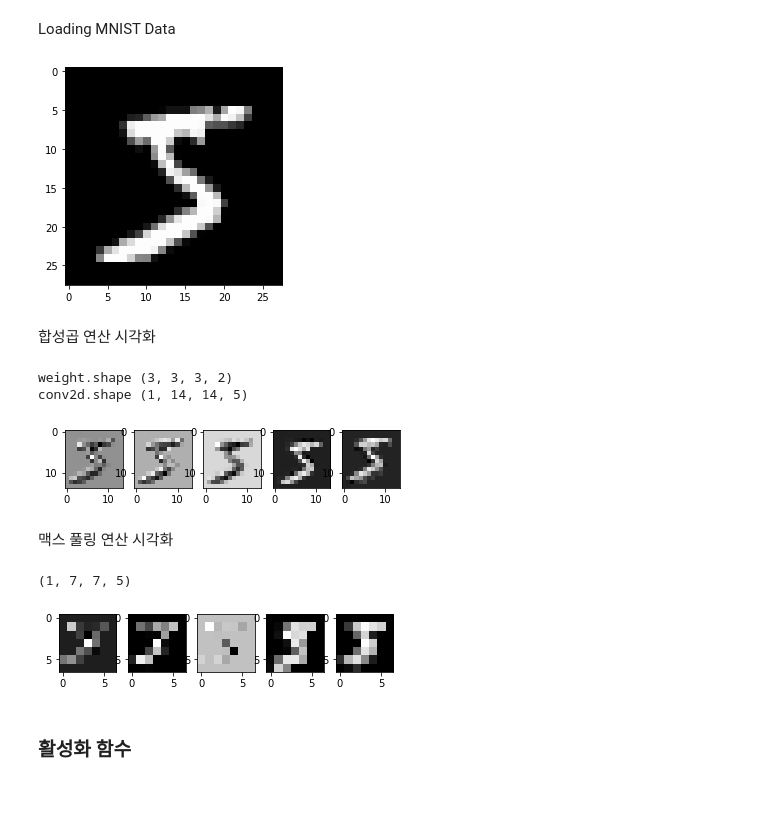
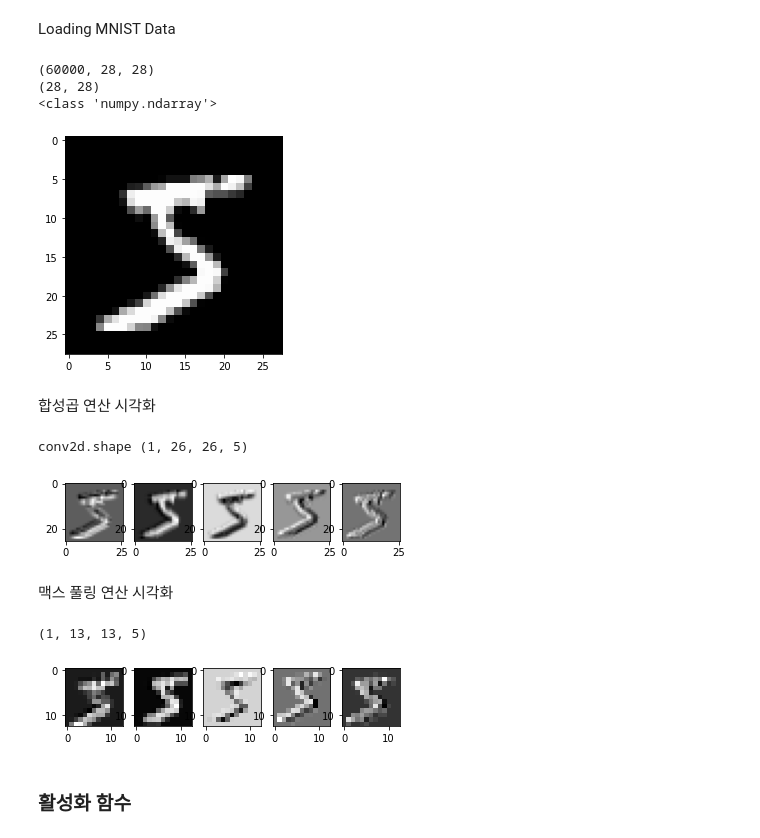
Before and after one commit to imguru-mooc/AI_CNN, a Jupyter notebook: 01_day.ipynb, the cells around one changed output. Cells and saved outputs as stored; diff of their text form; code cells hidden in the pictures; blank space fills up the shorter version.

```diff
--- a/01_day.ipynb
+++ b/01_day.ipynb
@@ -20,2 +46,8 @@ print(w_r)
 # %% [markdown]
 넘파이의 점 곱으로 합성곱 연산
+# %%
+N = len(x)
+F = len(w_r)
+NUM = N - F + 1
+for i in range(NUM):
+    print(np.sum(x[i:i+4]*w_r), end=" ")
@@ -31,0 +136,3 @@ for i in range(6):
+# %%
+for i in range(6):
+    print(np.dot(x[i:i+4], w_r.reshape(-1,1)), end = " ")  # (4,)(4,1) => (1,)
@@ -142,13 +334,11 @@ conv2d.shape (1, 2, 2, 1)
 # %%
-print("image.shape", image.shape)
-weight = np.array([[[[1.,10.,-1.]],[[1.,10.,-1.]]],[[[1.,10.,-1.]],[[1.,10.,-1.]]]])
-print("weight.shape", weight.shape)
 weight_init = tf.constant_initializer(weight)
-conv2d = tf.keras.layers.Conv2D(filters=3, kernel_size=2, padding='same', kernel_initializer=weight_init)(image)
+conv2d = tf.keras.layers.Conv2D(filters=3, kernel_size=2, padding='valid', kernel_initializer=weight_init)(image)
 print("conv2d.shape", conv2d.shape)
+print(conv2d.numpy())
 feature_maps = np.swapaxes(conv2d, 0, 3)
 for i, feature_map in enumerate(feature_maps):
-    print(feature_map.reshape(3,3))
-    plt.subplot(1,3,i+1), plt.imshow(feature_map.reshape(3,3), cmap='gray')
+    print(feature_map.reshape(2,2))
+    plt.subplot(1,3,i+1), plt.imshow(feature_map.reshape(2,2), cmap='gray')
 plt.show()
 # %% [output]
@@ -263,10 +484,8 @@ for i, map in enumerate(maps):
 # %%
 weight_init = tf.constant_initializer(weight)
 conv2d = tf.keras.layers.Conv2D(filters=1, kernel_size=3, padding='valid', kernel_initializer=weight_init)(image)
-print("conv2d.shape", conv2d.shape)
-feature_maps = np.swapaxes(conv2d, 0, 3)
-for i, feature_map in enumerate(feature_maps):
-    print(feature_map.reshape(3,3))
+print("conv2d.shape", conv2d.shape)  # (1,3,3,1)
+print(conv2d.numpy().reshape(3,3))
 # %% [output]
 conv2d.shape (1, 3, 3, 1)
 [[ 3. -1.  3.]
@@ -473,42 +649,46 @@ class_names = ['0','1','2','3','4','5','6','7','8','9']
 train_images = train_images.astype(np.float32) / 255.
 test_images = test_images.astype(np.float32) / 255.
 
+print( train_images.shape)  # (60000,28,28)
 img = train_images[0]
+print(img.shape)            # (28,28)
+print(type(img))
 plt.imshow( img, cmap='gray')
 plt.show()
 # %% [output]
+(60000, 28, 28)
+(28, 28)
+<class 'numpy.ndarray'>
 [figure]
 # %% [markdown]
 합성곱 연산 시각화
 # %%
-img = img.reshape(-1,28,28,1)
+img = img.reshape(-1,28,28,1)   # (1,28,28,1)
 img = tf.convert_to_tensor(img)
 
-print("weight.shape", weight.shape)
-weight_init = keras.initializers.RandomNormal(stddev=0.01)
-conv2d = keras.layers.Conv2D(filters=5, kernel_size=3, padding='same',
-                             strides=(2,2), kernel_initializer=weight_init)(img)
-print("conv2d.shape", conv2d.shape)
+weight_init = tf.keras.initializers.RandomNormal(stddev=0.01)
+conv2d = tf.keras.layers.Conv2D(filters=5, kernel_size=3, padding='valid',
+                              kernel_initializer=weight_init)(img)  # (3,3,1,5)
+print("conv2d.shape", conv2d.shape)  # (1,26,26,5)
 feature_maps = np.swapaxes(conv2d, 0, 3)
 for i, feature_map in enumerate(feature_maps):
-    plt.subplot(1,5,i+1), plt.imshow(feature_map.reshape(14,14), cmap='gray')
+    plt.subplot(1,5,i+1), plt.imshow(feature_map.reshape(26,26), cmap='gray')
 plt.show()
 # %% [output]
-weight.shape (3, 3, 3, 2)
-conv2d.shape (1, 14, 14, 5)
+conv2d.shape (1, 26, 26, 5)
-[figure, old version]
+[figure, new version]
 # %% [markdown]
 맥스 풀링 연산 시각화
 # %%
-pool = keras.layers.MaxPool2D(pool_size=(2,2), strides=(2,2), padding='same')(conv2d)
+pool = keras.layers.MaxPool2D(pool_size=(2,2))(conv2d)
 print(pool.shape)
 feature_maps = np.swapaxes(pool, 0, 3)
 for i, feature_map in enumerate(feature_maps):
-    plt.subplot(1,5,i+1), plt.imshow(feature_map.reshape(7,7), cmap='gray')
+    plt.subplot(1,5,i+1), plt.imshow(feature_map.reshape(13,13), cmap='gray')
 plt.show()
 # %% [output]
-(1, 7, 7, 5)
+(1, 13, 13, 5)
-[figure, old version]
+[figure, new version]
 # %% [markdown]
 ### 활성화 함수
 # %% [markdown]
```
Also changed, not shown: parts of 87 cells of this notebook, 2 other files.
